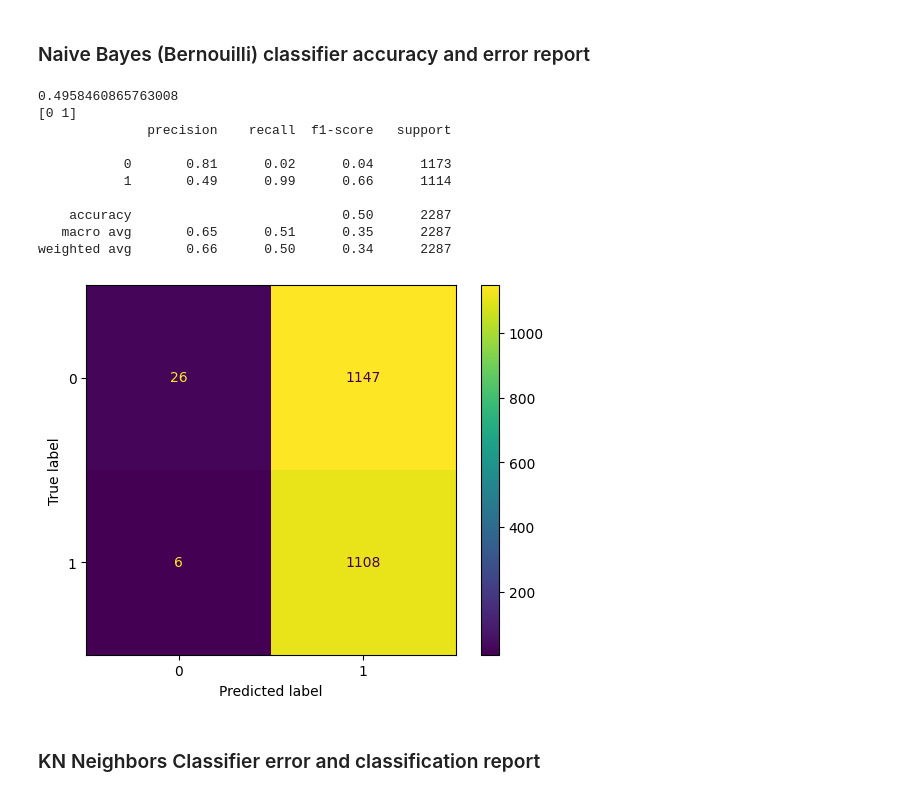
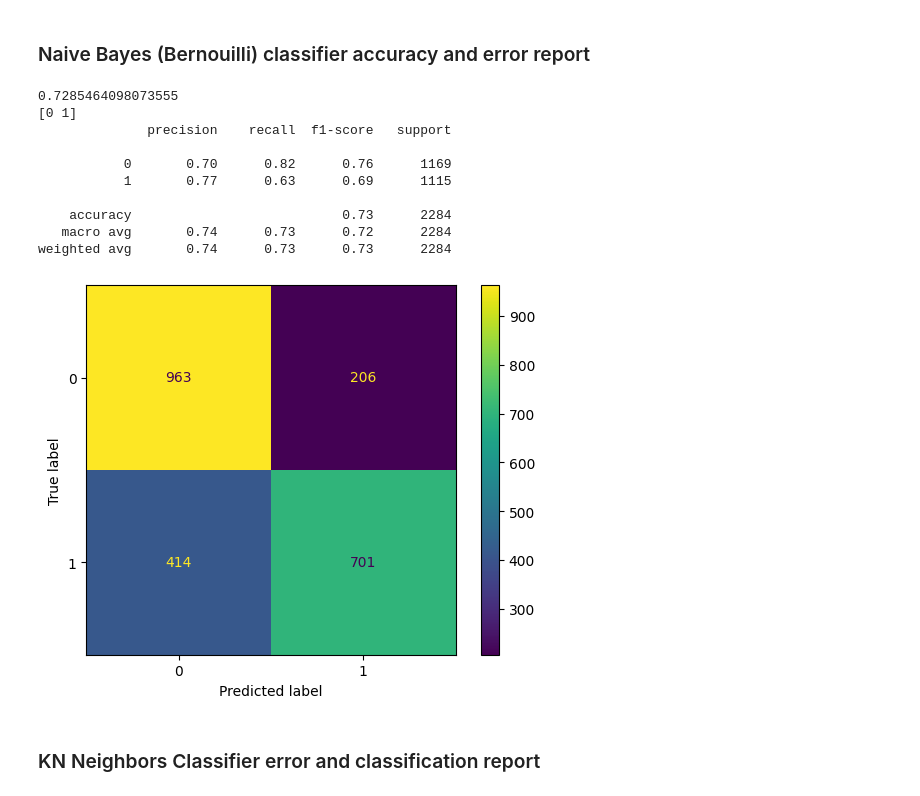
Before and after one commit to stefanbund/grus-code, a Jupyter notebook: ver5-ordinal-binning-grid-searches/4 -- SMOTE data, binary bins no cluster/build_SMOTE.ipynb, the cells around one changed output. Saved outputs shown, nothing was run; the diff lists cells and outputs as text; code cells hidden in the pictures.

Commit message:
x_test_scaled after resampling via smote

```diff
--- a/ver5-ordinal-binning-grid-searches/4 -- SMOTE data, binary bins no cluster/build_SMOTE.ipynb
+++ b/ver5-ordinal-binning-grid-searches/4 -- SMOTE data, binary bins no cluster/build_SMOTE.ipynb
@@ -178,6 +178,8 @@ X_train, X_test, y_train, y_test = train_test_split(X_resampled, y_resampled, te
 
 scaler = StandardScaler()  #standardize all numerics
 X_train_scaled = scaler.fit_transform(X_train)
+
+X_test_scaled = scaler.fit_transform(X_test)
 
 classifiers = [  # Define the classifiers and their respective hyperparameters
     LogisticRegression(),
@@ -199,7 +201,7 @@ for clf in classifiers:
         grid_search.fit(X_train_scaled, y_train)
 
         print(f"Best parameters for {name}: {grid_search.best_params_}")
-        accuracy = grid_search.score(X_test, y_test)
+        accuracy = grid_search.score(X_test_scaled, y_test)
 
         dict = {"classifier":name, "best_params":grid_search.best_params_, "accuracy":accuracy}
         comparative.append(dict)
@@ -447,29 +449,29 @@ weighted avg       0.75      0.51      0.35      2287
 # %%
 bnb = BernoulliNB(fit_prior=True)
 bnb.fit(X_train_scaled, y_train)
 
-y_pred_nb = bnb.predict(X_test)
+y_pred_nb = bnb.predict(X_test_scaled)
 
 accuracy_nb = accuracy_score(y_test, y_pred_nb)
 print(accuracy_nb)
 
 labels_ = m2_pipeline['label'].unique()
 print(labels_)
 ConfusionMatrixDisplay.from_predictions(y_test, y_pred_nb, labels=labels_)
 
 print(classification_report(y_test, y_pred_nb,zero_division=1))
 # %% [output]
-0.4958460865763008
+0.7285464098073555
 [0 1]
               precision    recall  f1-score   support
 
-           0       0.81      0.02      0.04      1173
-           1       0.49      0.99      0.66      1114
+           0       0.70      0.82      0.76      1169
+           1       0.77      0.63      0.69      1115
 
-    accuracy                           0.50      2287
-   macro avg       0.65      0.51      0.35      2287
-weighted avg       0.66      0.50      0.34      2287
+    accuracy                           0.73      2284
+   macro avg       0.74      0.73      0.72      2284
+weighted avg       0.74      0.73      0.73      2284
-[figure, old version]
+[figure, new version]
 # %% [markdown]
 ### KN Neighbors Classifier error and classification report
 # %%
```
Also changed, not shown: parts of 11 cells of this notebook.
